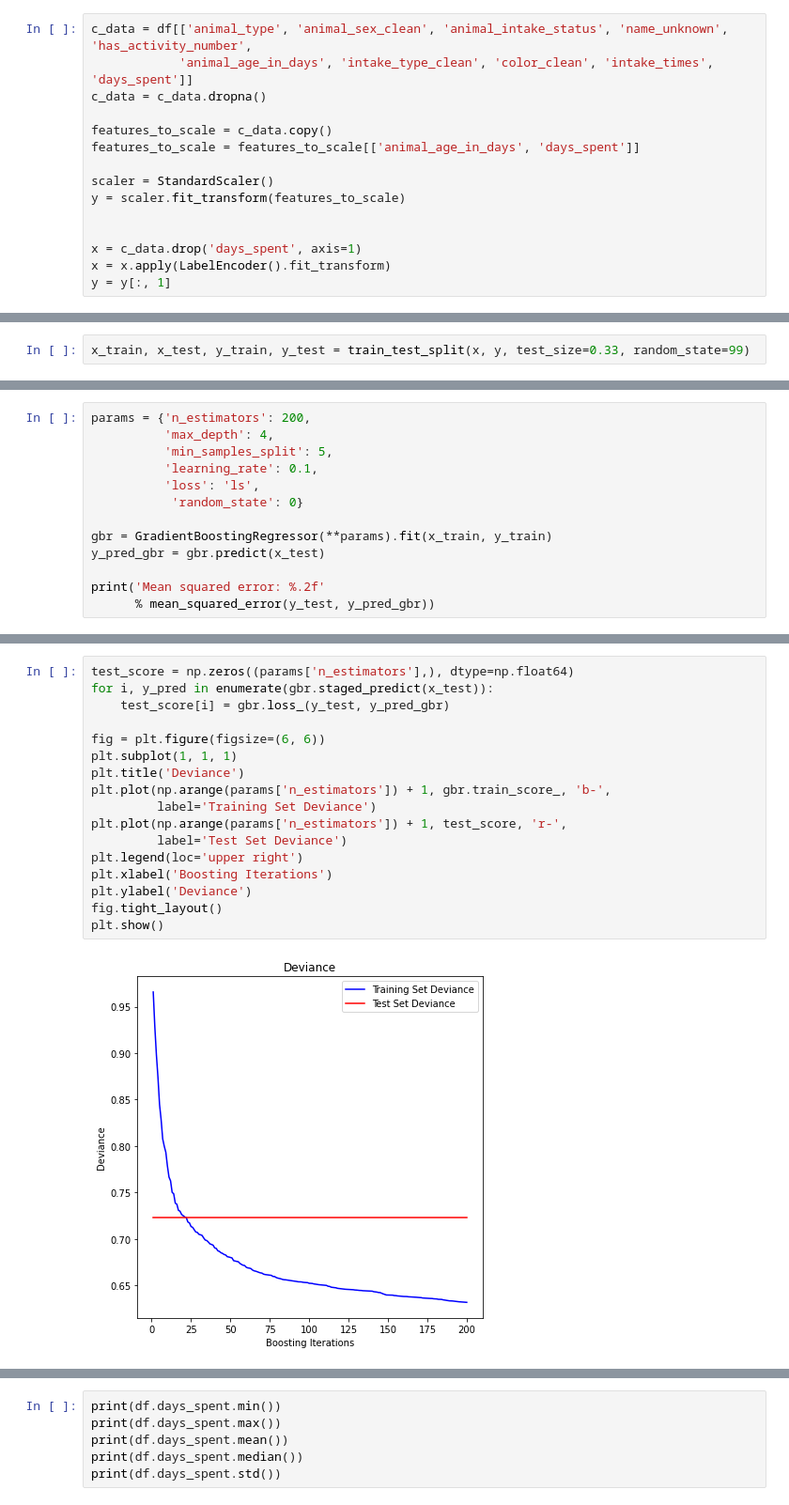
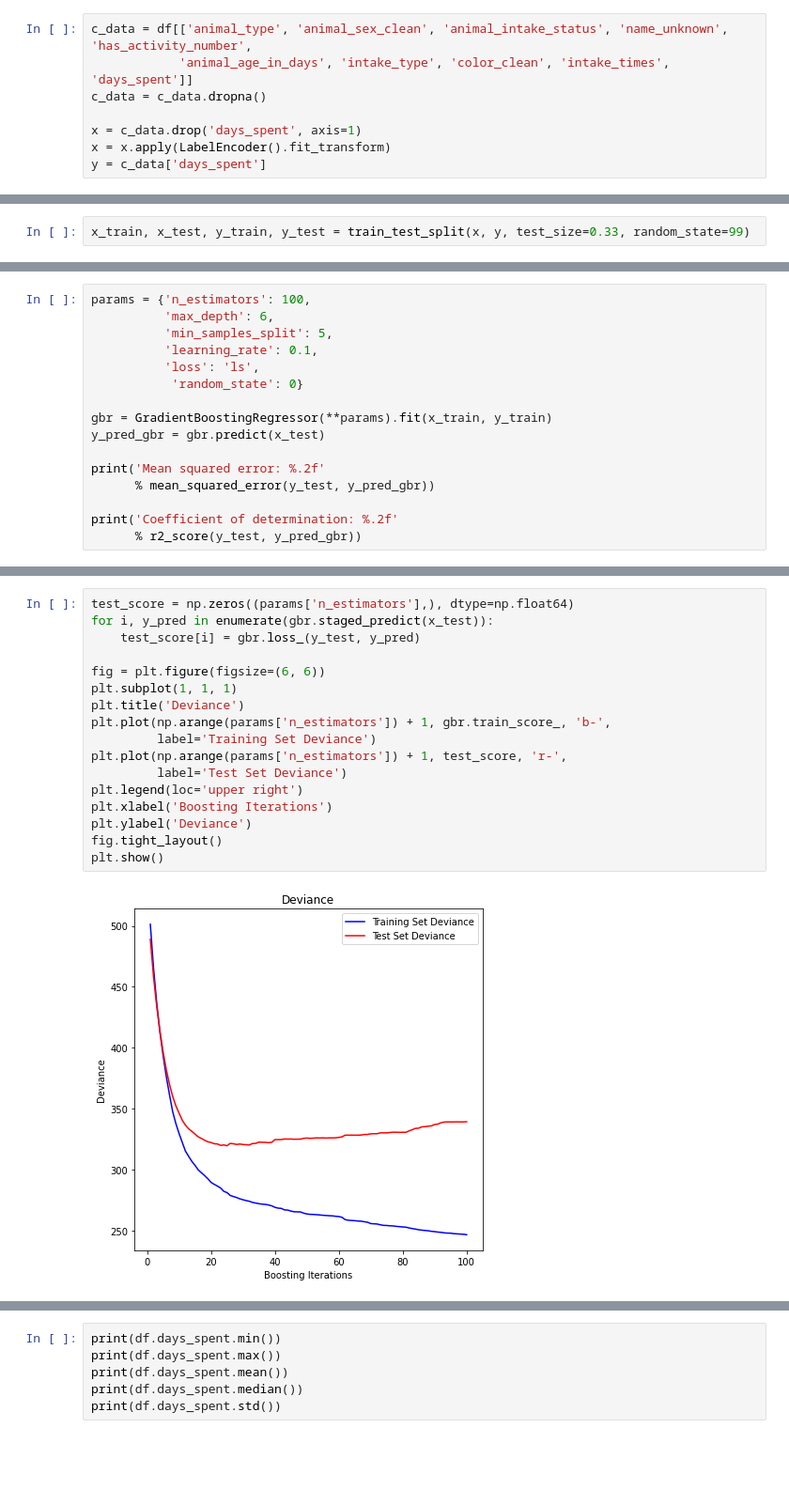
Before and after one commit to jjagoss/sac_animals, a Jupyter notebook: sac_animals_predict_3.ipynb, the cells around one changed output, grey strips where cells are left out. Shown at 94% size. Drawn from its saved outputs; the diff is of its cells as text; blank space fills up the shorter version.

```diff
--- a/sac_animals_predict_3.ipynb
+++ b/sac_animals_predict_3.ipynb
@@ -23,16 +20,9 @@ df = df[df['outcome_type'].isin(['ADOPTION' ,'FOSTER', 'RTO', 'EUTH', 'TRANSFER'
 df = df[df['days_spent'] > 0]
 # %%
 c_data = df[['animal_type', 'animal_sex_clean', 'animal_intake_status', 'name_unknown', 'has_activity_number',
-            'animal_age_in_days', 'intake_type_clean', 'color_clean', 'intake_times', 'days_spent']]
+            'animal_age_in_days', 'intake_type', 'color_clean', 'intake_times', 'days_spent']]
 c_data = c_data.dropna()
-
-features_to_scale = c_data.copy()
-features_to_scale = features_to_scale[['animal_age_in_days', 'days_spent']]
-
-scaler = StandardScaler()
-y = scaler.fit_transform(features_to_scale)
-
 
 x = c_data.drop('days_spent', axis=1)
 x = x.apply(LabelEncoder().fit_transform)
-y = y[:, 1]
+y = c_data['days_spent']
@@ -63,7 +53,7 @@ Mean squared error: 0.96
 Coefficient of determination: 0.02
 # %%
-params = {'n_estimators': 200,
-          'max_depth': 4,
+params = {'n_estimators': 100,
+          'max_depth': 6,
           'min_samples_split': 5,
           'learning_rate': 0.1,
           'loss': 'ls',
@@ -74,4 +64,7 @@ y_pred_gbr = gbr.predict(x_test)
 
 print('Mean squared error: %.2f'
       % mean_squared_error(y_test, y_pred_gbr))
+
+print('Coefficient of determination: %.2f'
+      % r2_score(y_test, y_pred_gbr))
 # %% [output]
@@ -79,19 +73,19 @@ Mean squared error: 0.72
 # %%
 test_score = np.zeros((params['n_estimators'],), dtype=np.float64)
 for i, y_pred in enumerate(gbr.staged_predict(x_test)):
-    test_score[i] = gbr.loss_(y_test, y_pred_gbr)
+    test_score[i] = gbr.loss_(y_test, y_pred)
 
 fig = plt.figure(figsize=(6, 6))
 plt.subplot(1, 1, 1)
 plt.title('Deviance')
 plt.plot(np.arange(params['n_estimators']) + 1, gbr.train_score_, 'b-',
          label='Training Set Deviance')
 plt.plot(np.arange(params['n_estimators']) + 1, test_score, 'r-',
          label='Test Set Deviance')
 plt.legend(loc='upper right')
 plt.xlabel('Boosting Iterations')
 plt.ylabel('Deviance')
 fig.tight_layout()
 plt.show()
 # %% [output]
-[figure, old version]
+[figure, new version]
```
Also changed, not shown: parts of 22 cells of this notebook.
